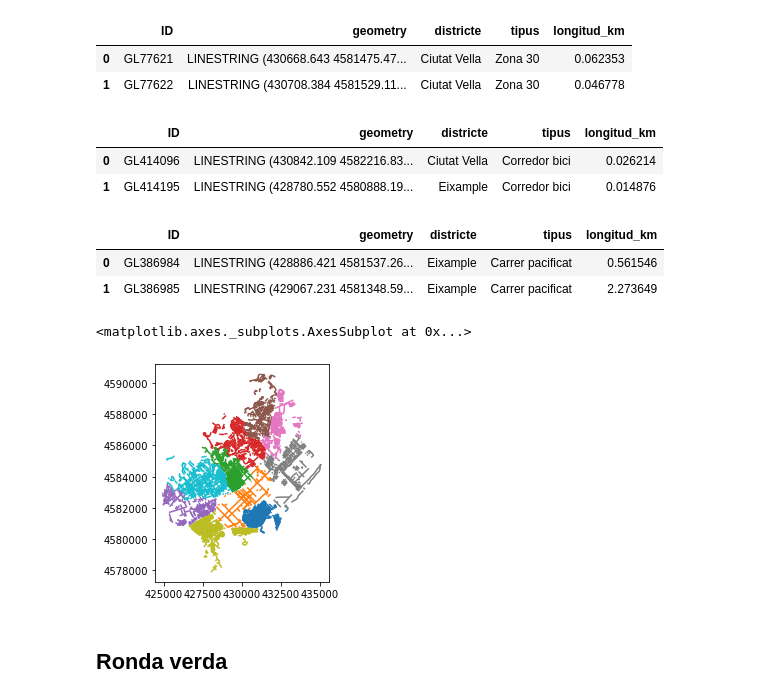
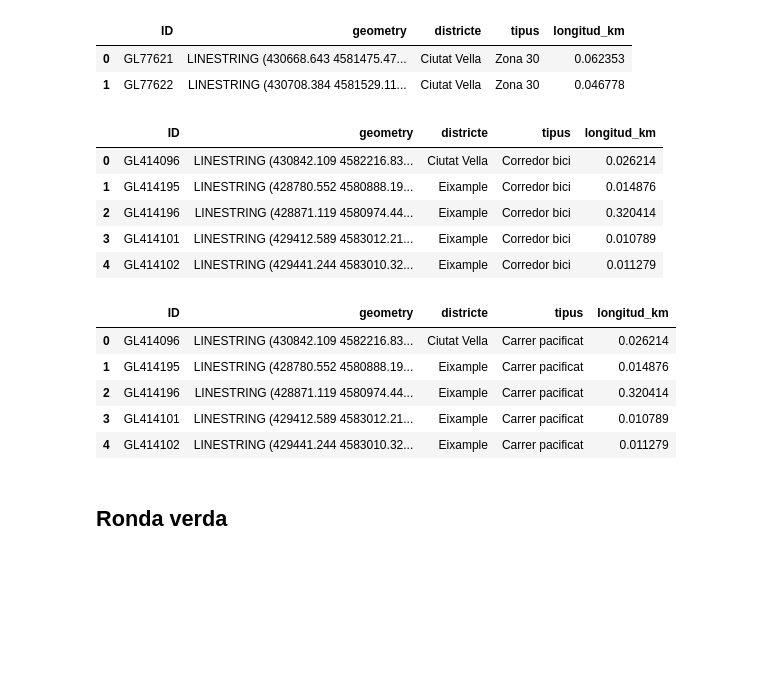
Before and after one commit to vboix2/BCN-bici, a Jupyter notebook: Data/Vies.ipynb, the cells around one changed output. Cells and saved outputs as stored; diff of their text form; code cells hidden in the pictures; blank space fills up the shorter version.

Commit message:
Separació vies ciclables

```diff
--- a/Data/Vies.ipynb
+++ b/Data/Vies.ipynb
@@ -266,65 +284,67 @@ vies_30.head(2)
 # Corredors bici
 
 # Lectura de dades
-corredors = gpd.read_file('datasets/CORREDORS_BICI/CORREDORS_BICI.shp')\
+dades = gpd.read_file('datasets/CORREDORS_BICI/CORREDORS_BICI.shp')\
                .to_crs(districtes.crs)
 
 # Districte
-vies_corredor = gpd.clip(corredors, districtes.iloc[0].geometry)
-vies_corredor['districte'] = districtes.iloc[0].Districte
+corredors = gpd.clip(dades, districtes.iloc[0].geometry)
+corredors['districte'] = districtes.iloc[0].districte
 
 for i in range(1,len(districtes)):
-    tmp = gpd.clip(corredors, districtes.iloc[i].geometry)
-    tmp['districte'] = districtes.iloc[i].Districte
-    vies_corredor = vies_corredor.append(tmp, ignore_index=True)
+    tmp = gpd.clip(dades, districtes.iloc[i].geometry)
+    tmp['districte'] = districtes.iloc[i].districte
+    corredors = corredors.append(tmp, ignore_index=True)
 
 # Atributs
-vies_corredor['tipus'] = 'Corredor bici'
-vies_corredor['longitud_km'] = vies_corredor.length / 1000
-vies_corredor.drop(columns=['CODI_CAPA','CODI_SUBCA','TOOLTIP'], inplace=True)
+corredors['tipus'] = 'Corredor bici'
+corredors['longitud_km'] = corredors.length / 1000
+corredors.drop(columns=['CODI_CAPA','CODI_SUBCA','TOOLTIP'], inplace=True)
 
 # Unió dades
-vies = vies.append(vies_corredor, ignore_index=True)
+#vies_ciclables = vies_ciclables.append(corredors, ignore_index=True)
 
-vies_corredor.head(2)
+corredors.head()
 # %% [output]
 |  | ID | geometry | districte | tipus | longitud_km |
 | 0 | GL414096 | LINESTRING (430842.109 4582216.83... | Ciutat Vella | Corredor bici | 0.026214 |
 | 1 | GL414195 | LINESTRING (428780.552 4580888.19... | Eixample | Corredor bici | 0.014876 |
+| 2 | GL414196 | LINESTRING (428871.119 4580974.44... | Eixample | Corredor bici | 0.320414 |
+| 3 | GL414101 | LINESTRING (429412.589 4583012.21... | Eixample | Corredor bici | 0.010789 |
+| 4 | GL414102 | LINESTRING (429441.244 4583010.32... | Eixample | Corredor bici | 0.011279 |
 # %%
 # Carrers pacificats
 
 # Lectura dades
 pacificats = gpd.read_file('datasets/CARRERS_PACIFICATS/CARRERS_PACIFICATS.shp')\
                 .to_crs(districtes.crs)
 
 # Districte
-vies_pacificats = gpd.clip(pacificats, districtes.iloc[0].geometry)
-vies_pacificats['districte'] = districtes.iloc[0].Districte
+pacificats = gpd.clip(dades, districtes.iloc[0].geometry)
+pacificats['districte'] = districtes.iloc[0].districte
 
 for i in range(1,len(districtes)):
-    tmp = gpd.clip(pacificats, districtes.iloc[i].geometry)
-    tmp['districte'] = districtes.iloc[i].Districte
-    vies_pacificats = vies_pacificats.append(tmp, ignore_index=True)
+    tmp = gpd.clip(dades, districtes.iloc[i].geometry)
+    tmp['districte'] = districtes.iloc[i].districte
+    pacificats = pacificats.append(tmp, ignore_index=True)
+
 
 # Atributs
-vies_pacificats['tipus'] = 'Carrer pacificat'
-vies_pacificats['longitud_km'] = vies_pacificats.length / 1000
-vies_pacificats.drop(columns=['CODI_CAPA','CODI_SUBCA','TOOLTIP'], inplace=True)
+pacificats['tipus'] = 'Carrer pacificat'
+pacificats['longitud_km'] = pacificats.length / 1000
+pacificats.drop(columns=['CODI_CAPA','CODI_SUBCA','TOOLTIP'], inplace=True)
 
 # Unió dades
-vies = vies.append(vies_pacificats, ignore_index=True)
+corredors = corredors.append(pacificats, ignore_index=True)
 
-vies_pacificats.head(2)
+pacificats.head()
 # %% [output]
 |  | ID | geometry | districte | tipus | longitud_km |
-| 0 | GL386984 | LINESTRING (428886.421 4581537.26... | Eixample | Carrer pacificat | 0.561546 |
-| 1 | GL386985 | LINESTRING (429067.231 4581348.59... | Eixample | Carrer pacificat | 2.273649 |
+| 0 | GL414096 | LINESTRING (430842.109 4582216.83... | Ciutat Vella | Carrer pacificat | 0.026214 |
+| 1 | GL414195 | LINESTRING (428780.552 4580888.19... | Eixample | Carrer pacificat | 0.014876 |
+| 2 | GL414196 | LINESTRING (428871.119 4580974.44... | Eixample | Carrer pacificat | 0.320414 |
+| 3 | GL414101 | LINESTRING (429412.589 4583012.21... | Eixample | Carrer pacificat | 0.010789 |
+| 4 | GL414102 | LINESTRING (429441.244 4583010.32... | Eixample | Carrer pacificat | 0.011279 |
-# %%
-vies.plot(column='districte')
-# %% [output]
-<matplotlib.axes._subplots.AxesSubplot at 0x...>
-[figure, removed]
 # %% [markdown]
 ## Ronda verda
 # %%
```
Also changed, not shown: parts of 12 cells of this notebook.
